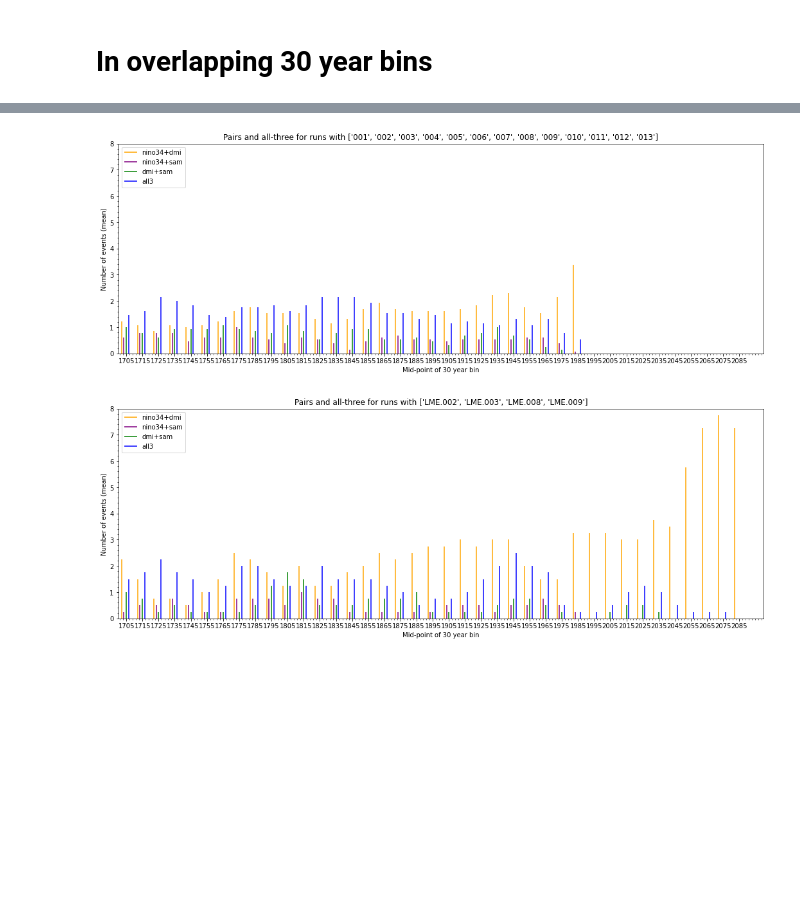
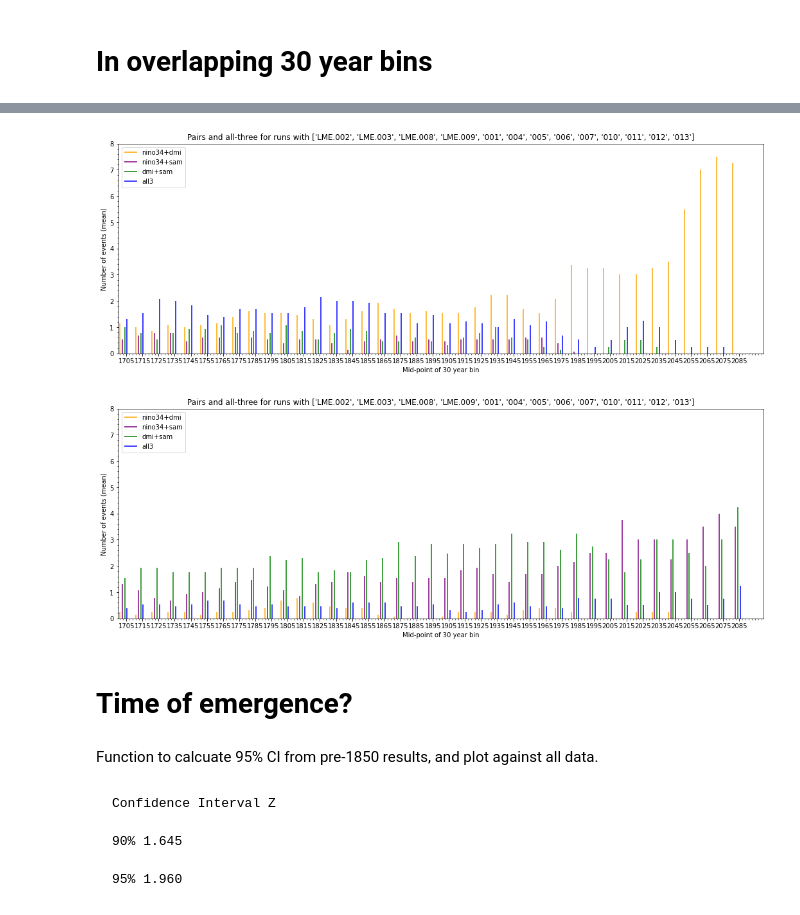
Before and after one commit to anton-seaice/compound, a Jupyter notebook: cesmCompoundsType.ipynb, the cells around one changed output, grey strips where cells are left out. Cells and saved outputs as stored; diff of their text form; code cells hidden in the pictures; blank space fills up the shorter version.

Commit message:
CI plots for compound trends

```diff
--- a/cesmCompoundsType.ipynb
+++ b/cesmCompoundsType.ipynb
@@ -70,26 +71,0 @@ Plot the mean in each bin for the full forcing ensemble and the rcp85 extensions
-# %%
-pairs=firePos.attrs['pairs']
-toPlot=[*pairs,'all3']
-colors=['orange', 'purple', 'green','blue']
-
-def binPlot(da, expSet):
-
-    plt.figure(figsize=(18,6))
-
-    for counter in [0,1,2,3]:
-        plt.vlines(
-            x=da.year-3+1.5*counter,
-            ymin=0,
-            ymax=da[toPlot[counter]].sel(experiment=expSet).mean(dim='experiment'),
-            label=toPlot[counter],
-            color=colors[counter]
-        )
-
-    plt.legend(loc='upper left')
-    plt.xticks(ticks=da.year)
-    plt.xlim(1700,2100)
-    plt.xlabel('Mid-point of 30 year bin')
-    plt.ylim(0,8)
-    plt.ylabel('Number of events (mean)')
-    plt.title('Pairs and all-three for runs with ' + str(expSet))
-    plt.minorticks_on()
@@ -187,0 +174,3 @@ overBinFirePos = overlappingBinSum(firePos)
+# %%
+overBinFirePos = overlapBins.binSum(firePos)
+overBinFireNeg = overlapBins.binSum(fireNeg)
@@ -188,7 +197,16 @@ overBinFirePos = overlappingBinSum(firePos)
 # %%
-binPlot(overBinFirePos, _model.cesmFullForcings)
-
-binPlot(overBinFirePos, _model.cesmRcp85)
+binPlot(overBinFirePos, _model.cesmNoRepeats)
+binPlot(overBinFireNeg, _model.cesmNoRepeats)
 # %% [output]
-[figure, old version]
+[figure, new version]
-[figure, old version]
+[figure, new version]
+# %% [markdown]
+# Time of emergence?
+# %% [markdown]
+Function to calcuate 95% CI from pre-1850 results, and plot against all data.
+# %% [markdown]
+    Confidence Interval	Z
+
+    90%	1.645
+
+    95%	1.960
```
Also changed, not shown: parts of 23 cells of this notebook, 11 other files.
